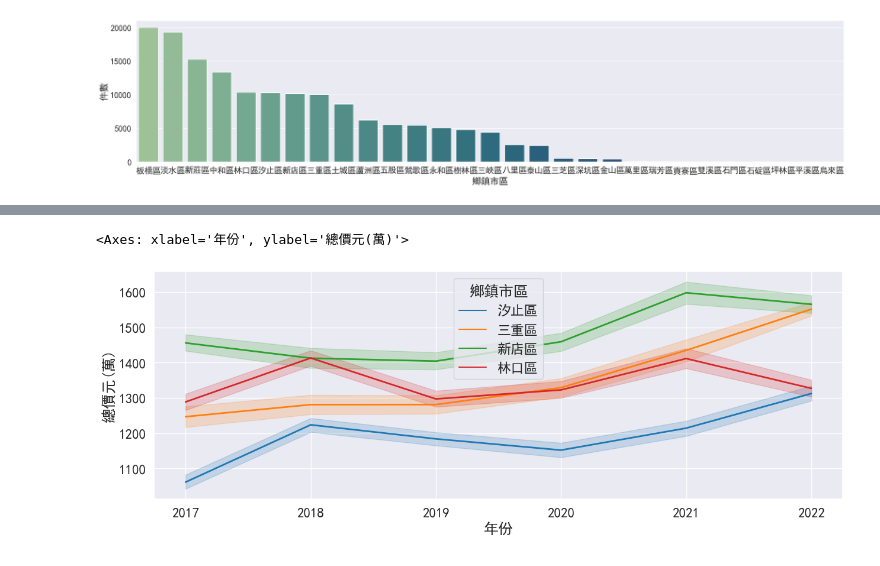
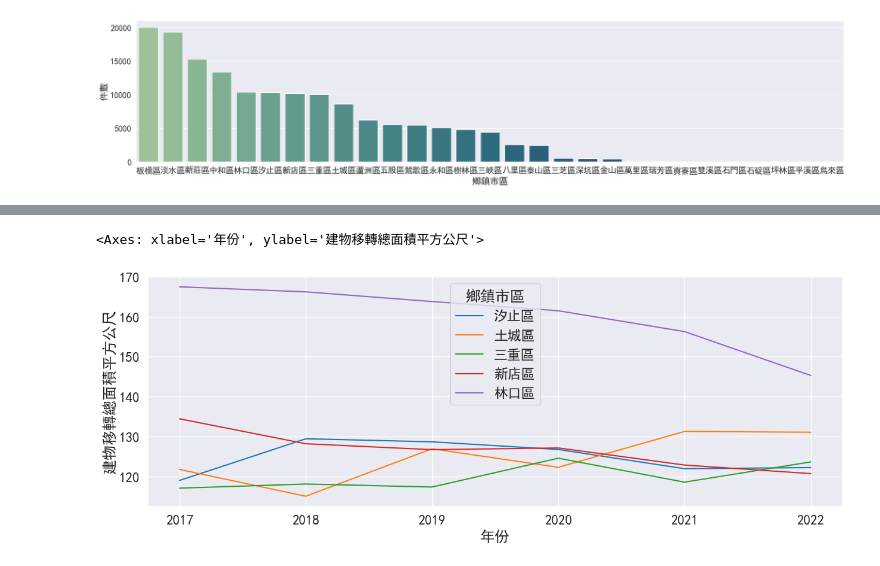
Before and after one commit to chinchi777/New_Taipei_City_House_Price_Analysis_Using_Python, a Jupyter notebook: Newtaipei_House_Sell_Analysis.ipynb, the cells around one changed output, grey strips where cells are left out. Saved outputs shown, nothing was run; the diff lists cells and outputs as text; code cells hidden in the pictures.

```diff
--- a/Newtaipei_House_Sell_Analysis.ipynb
+++ b/Newtaipei_House_Sell_Analysis.ipynb
@@ -296,3 +269,13 @@ new_df_resident_without.groupby(['鄉鎮市區']).mean().sort_values('單價元
 # %%
-df_data=new_df_resident_without[(new_df_resident_without['鄉鎮市區']=='三重區')|(new_df_resident_without['鄉鎮市區']=='汐止區')|(new_df_resident_without['鄉鎮市區']=='林口區')|(new_df_resident_without['鄉鎮市區']=='新店區')]
+df_data_simiprice=new_df_resident_without[(new_df_resident_without['鄉鎮市區']=='深坑區')|(new_df_resident_without['鄉鎮市區']=='泰山區')|(new_df_resident_without['鄉鎮市區']=='林口區')|(new_df_resident_without['鄉鎮市區']=='五股區')|(new_df_resident_without['鄉鎮市區']=='樹林區')]
+df_data_simicase=new_df_resident_without[(new_df_resident_without['鄉鎮市區']=='土城區')|(new_df_resident_without['鄉鎮市區']=='三重區')|(new_df_resident_without['鄉鎮市區']=='林口區')|(new_df_resident_without['鄉鎮市區']=='汐止區')|(new_df_resident_without['鄉鎮市區']=='新店區')]
+df_data_area=new_df_resident_without[(new_df_resident_without['鄉鎮市區']=='土城區')
+                                         |(new_df_resident_without['鄉鎮市區']=='三重區')
+                                         |(new_df_resident_without['鄉鎮市區']=='林口區')
+                                         |(new_df_resident_without['鄉鎮市區']=='汐止區')
+                                         |(new_df_resident_without['鄉鎮市區']=='新店區')
+                                         |(new_df_resident_without['鄉鎮市區']=='深坑區')
+                                         |(new_df_resident_without['鄉鎮市區']=='泰山區')
+                                         |(new_df_resident_without['鄉鎮市區']=='五股區')
+                                         |(new_df_resident_without['鄉鎮市區']=='樹林區')]
 # %%
@@ -323,6 +307,6 @@ sns.lineplot(data=df_data,x="年份", y="單價元坪(萬)",hue="鄉鎮市區",
 # %%
-sns.set(rc = {'figure.figsize':(15,5),"font.sans-serif":'simhei'},font_scale=1.5)
-sns.lineplot(data=df_data,x="年份", y="總價元(萬)",hue="鄉鎮市區", palette="tab10", linewidth=2)
+
+sns.lineplot(data=df_data_simicase,x="年份", y="建物移轉總面積平方公尺",hue="鄉鎮市區", palette="tab10",err_style=None)
 # %% [output]
-<Axes: xlabel='年份', ylabel='總價元(萬)'>
+<Axes: xlabel='年份', ylabel='建物移轉總面積平方公尺'>
-[figure, old version]
+[figure, new version]
```
Also changed, not shown: parts of 20 cells of this notebook.
